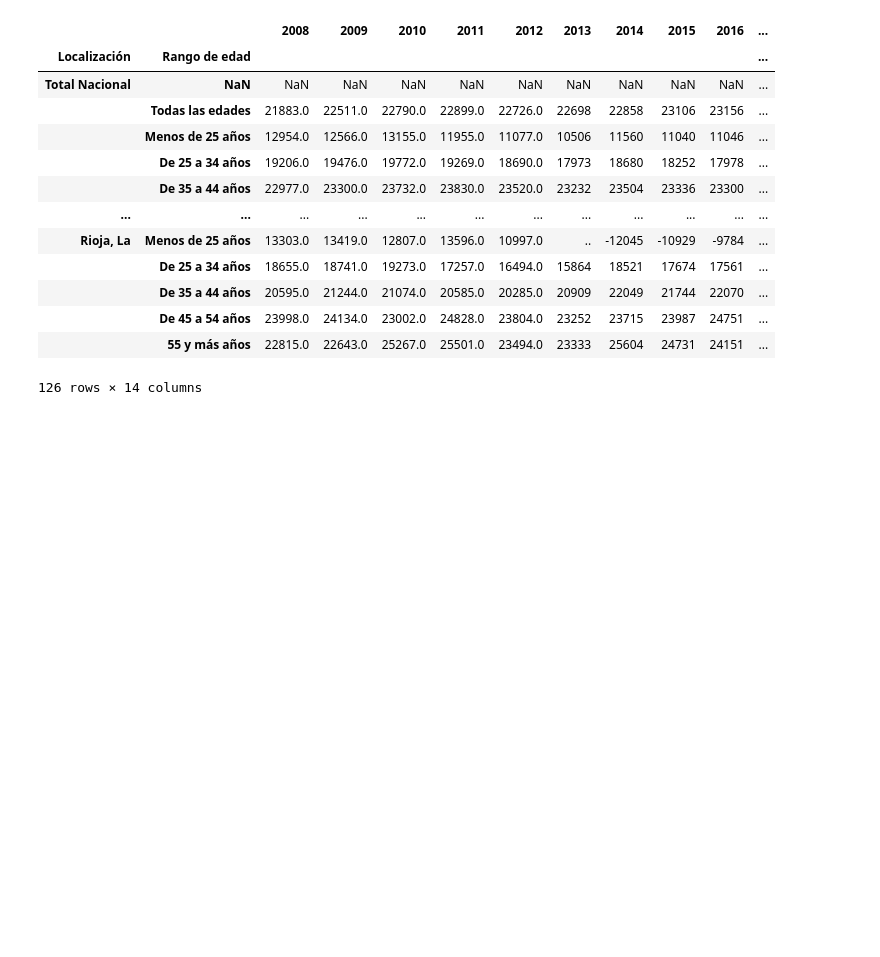
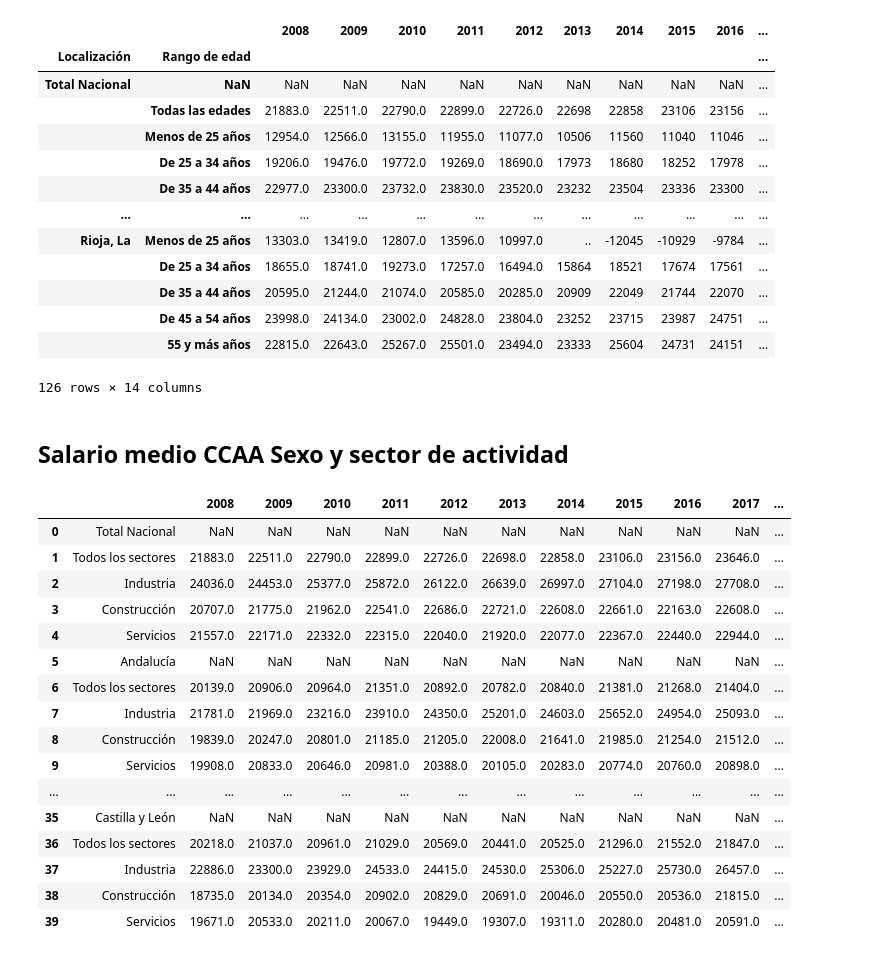
Before and after one commit to adrianbenitezrueda/first-project-data, a Jupyter notebook: adrian_main.ipynb, the cells around one changed output. Cells and saved outputs as stored; diff of their text form; code cells hidden in the pictures; blank space fills up the shorter version.

```diff
--- a/adrian_main.ipynb
+++ b/adrian_main.ipynb
@@ -201,3 +201,26 @@ See the caveats in the documentation: https://pandas.pydata.org/pandas-docs/stab
 126 rows × 14 columns
 # %%
 df_salario_ccaa_sexo_y_edad.to_excel("df_clean_positive.xlsx")
+# %% [markdown]
+## Salario medio CCAA Sexo y sector de actividad
+# %%
+df_salario_ccaa_sexo_y_sectoractividad = pd.read_excel("databases/salarios/salario_ccaa_sexo_y_sectoractividad/28192.xlsx", skiprows=7)
+df_salario_ccaa_sexo_y_sectoractividad.head(40)
+# %% [output]
+|  |  | 2008 | 2009 | 2010 | 2011 | 2012 | 2013 | 2014 | 2015 | 2016 | 2017 | ... |
+| 0 | Total Nacional | NaN | NaN | NaN | NaN | NaN | NaN | NaN | NaN | NaN | NaN | ... |
+| 1 | Todos los sectores | 21883.0 | 22511.0 | 22790.0 | 22899.0 | 22726.0 | 22698.0 | 22858.0 | 23106.0 | 23156.0 | 23646.0 | ... |
+| 2 | Industria | 24036.0 | 24453.0 | 25377.0 | 25872.0 | 26122.0 | 26639.0 | 26997.0 | 27104.0 | 27198.0 | 27708.0 | ... |
+| 3 | Construcción | 20707.0 | 21775.0 | 21962.0 | 22541.0 | 22686.0 | 22721.0 | 22608.0 | 22661.0 | 22163.0 | 22608.0 | ... |
+| 4 | Servicios | 21557.0 | 22171.0 | 22332.0 | 22315.0 | 22040.0 | 21920.0 | 22077.0 | 22367.0 | 22440.0 | 22944.0 | ... |
+| 5 | Andalucía | NaN | NaN | NaN | NaN | NaN | NaN | NaN | NaN | NaN | NaN | ... |
+| 6 | Todos los sectores | 20139.0 | 20906.0 | 20964.0 | 21351.0 | 20892.0 | 20782.0 | 20840.0 | 21381.0 | 21268.0 | 21404.0 | ... |
+| 7 | Industria | 21781.0 | 21969.0 | 23216.0 | 23910.0 | 24350.0 | 25201.0 | 24603.0 | 25652.0 | 24954.0 | 25093.0 | ... |
+| 8 | Construcción | 19839.0 | 20247.0 | 20801.0 | 21185.0 | 21205.0 | 22008.0 | 21641.0 | 21985.0 | 21254.0 | 21512.0 | ... |
+| 9 | Servicios | 19908.0 | 20833.0 | 20646.0 | 20981.0 | 20388.0 | 20105.0 | 20283.0 | 20774.0 | 20760.0 | 20898.0 | ... |
+| ... | ... | ... | ... | ... | ... | ... | ... | ... | ... | ... | ... | ... |
+| 35 | Castilla y León | NaN | NaN | NaN | NaN | NaN | NaN | NaN | NaN | NaN | NaN | ... |
+| 36 | Todos los sectores | 20218.0 | 21037.0 | 20961.0 | 21029.0 | 20569.0 | 20441.0 | 20525.0 | 21296.0 | 21552.0 | 21847.0 | ... |
+| 37 | Industria | 22886.0 | 23300.0 | 23929.0 | 24533.0 | 24415.0 | 24530.0 | 25306.0 | 25227.0 | 25730.0 | 26457.0 | ... |
+| 38 | Construcción | 18735.0 | 20134.0 | 20354.0 | 20902.0 | 20829.0 | 20691.0 | 20046.0 | 20550.0 | 20536.0 | 21815.0 | ... |
+| 39 | Servicios | 19671.0 | 20533.0 | 20211.0 | 20067.0 | 19449.0 | 19307.0 | 19311.0 | 20280.0 | 20481.0 | 20591.0 | ... |
```
Also changed, not shown: parts of 3 cells of this notebook, 5 other files.
